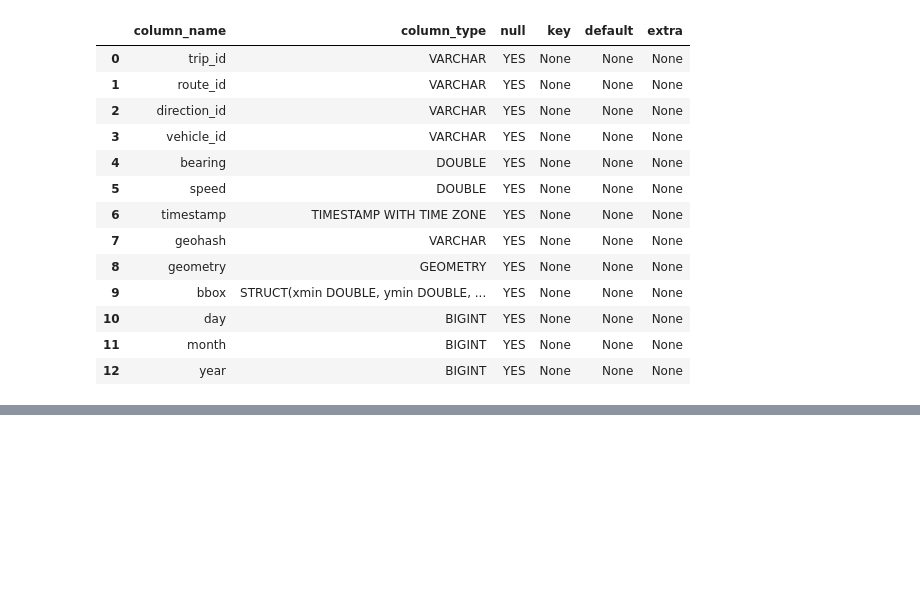
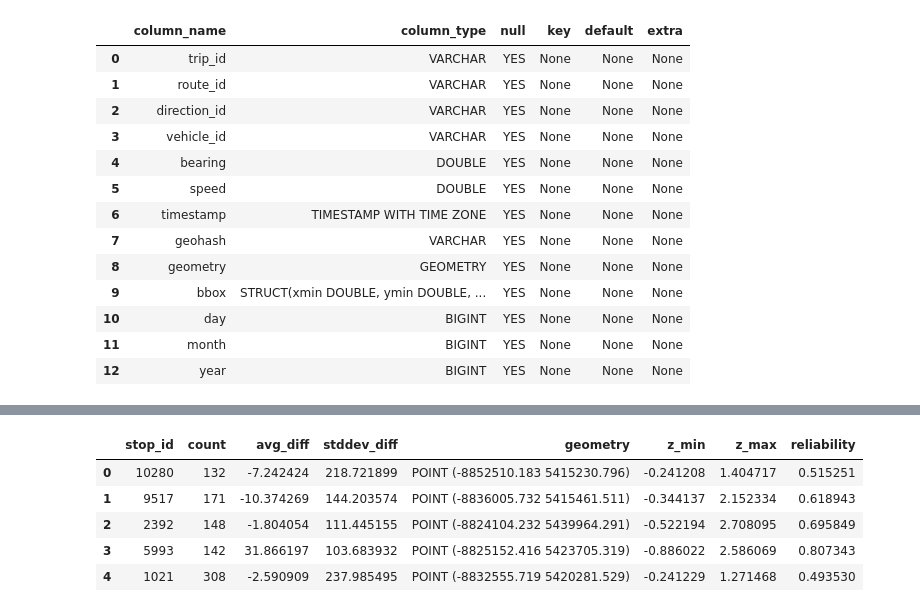
Before and after one commit to smohiudd/gtfs-realtime-etl, a Jupyter notebook: notebooks/schedule_deviation.ipynb, the cells around one changed output, grey strips where cells are left out. Saved outputs shown, nothing was run; the diff lists cells and outputs as text; code cells hidden in the pictures; blank space fills up the shorter version.

```diff
--- a/notebooks/schedule_deviation.ipynb
+++ b/notebooks/schedule_deviation.ipynb
@@ -129,0 +155,13 @@ plt.show()
+# %%
+gdf = gdf.dropna()
+gdf["z_min"] = (-60-gdf["avg_diff"])/gdf["stddev_diff"]
+gdf["z_max"] = (300-df["avg_diff"])/gdf["stddev_diff"]
+gdf["reliability"]= st.norm.cdf(gdf["z_max"])-st.norm.cdf(gdf["z_min"])
+gdf.head()
+# %% [output]
+|  | stop_id | count | avg_diff | stddev_diff | geometry | z_min | z_max | reliability |
+| 0 | 10280 | 132 | -7.242424 | 218.721899 | POINT (-8852510.183 5415230.796) | -0.241208 | 1.404717 | 0.515251 |
+| 1 | 9517 | 171 | -10.374269 | 144.203574 | POINT (-8836005.732 5415461.511) | -0.344137 | 2.152334 | 0.618943 |
+| 2 | 2392 | 148 | -1.804054 | 111.445155 | POINT (-8824104.232 5439964.291) | -0.522194 | 2.708095 | 0.695849 |
+| 3 | 5993 | 142 | 31.866197 | 103.683932 | POINT (-8825152.416 5423705.319) | -0.886022 | 2.586069 | 0.807343 |
+| 4 | 1021 | 308 | -2.590909 | 237.985495 | POINT (-8832555.719 5420281.529) | -0.241229 | 1.271468 | 0.493530 |
```
Also changed, not shown: parts of 11 cells of this notebook, 4 other files.
